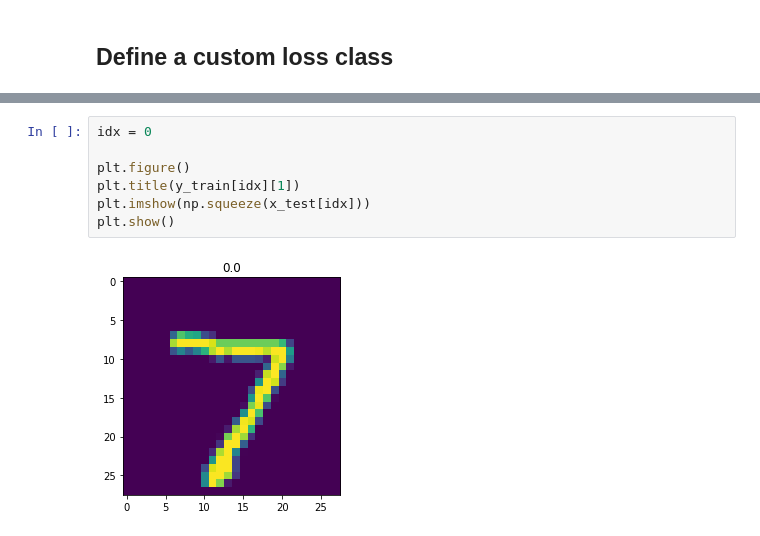
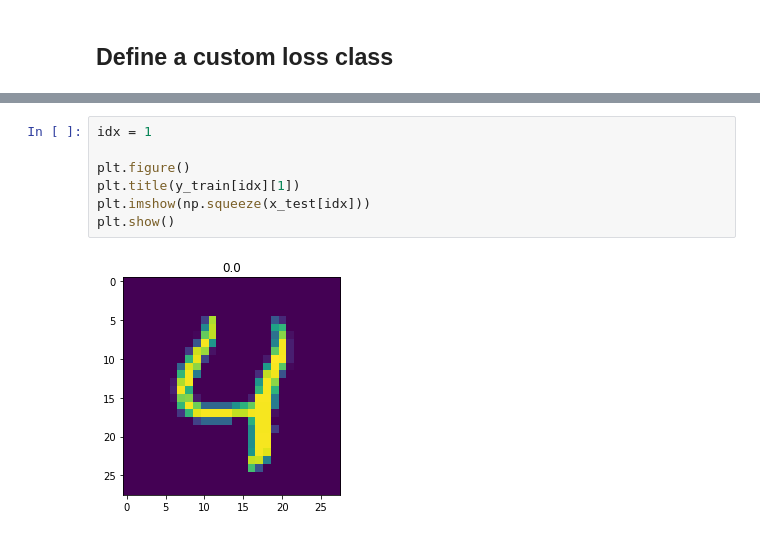
Before and after one commit to scottspurlock/noisy_labels, a Jupyter notebook: classification_noisy_labels.ipynb, the cells around one changed output, grey strips where cells are left out. Drawn from its saved outputs; the diff is of its cells as text.

```diff
--- a/classification_noisy_labels.ipynb
+++ b/classification_noisy_labels.ipynb
@@ -292,12 +334,12 @@ Epoch 5/5
 # %%
-idx = 0
+idx = 1
 
 plt.figure()
 plt.title(y_train[idx][1])
 plt.imshow(np.squeeze(x_test[idx]))
 plt.show()
 # %% [output]
-[figure, old version]
+[figure, new version]
 # %%
 preds = model.predict(x_train[idx:idx+1])[0]
 bins = np.arange(len(preds))
```
Also changed, not shown: parts of 14 cells of this notebook.
